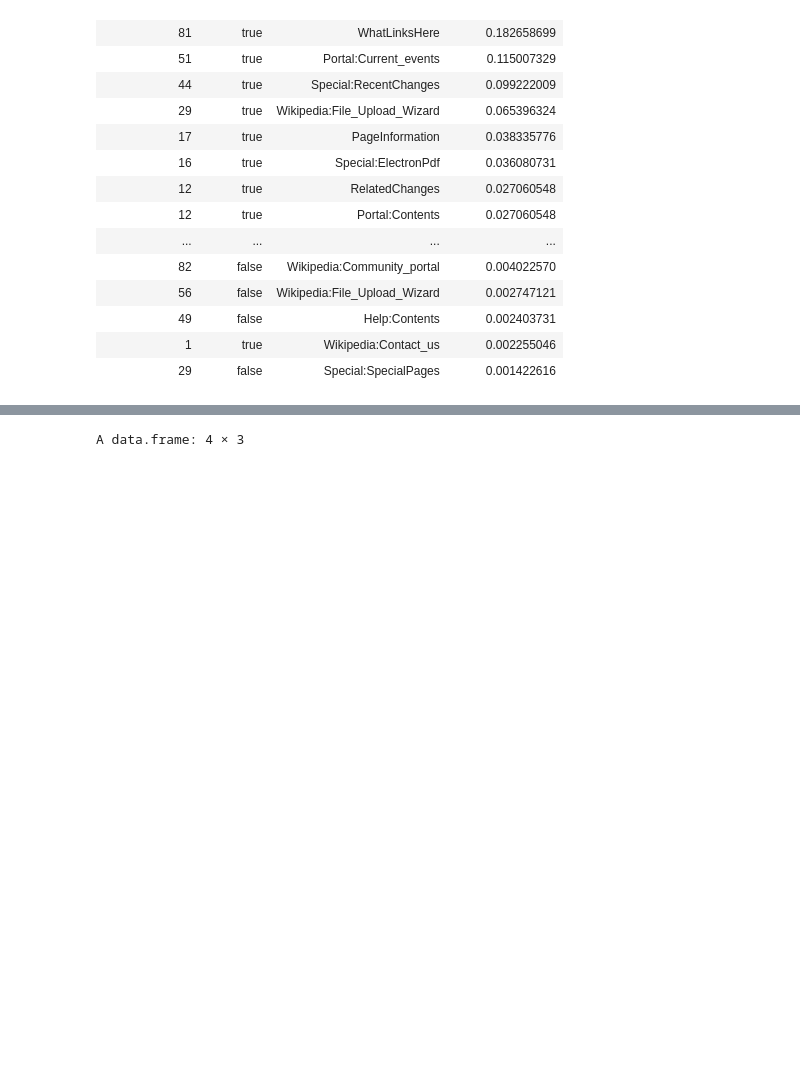
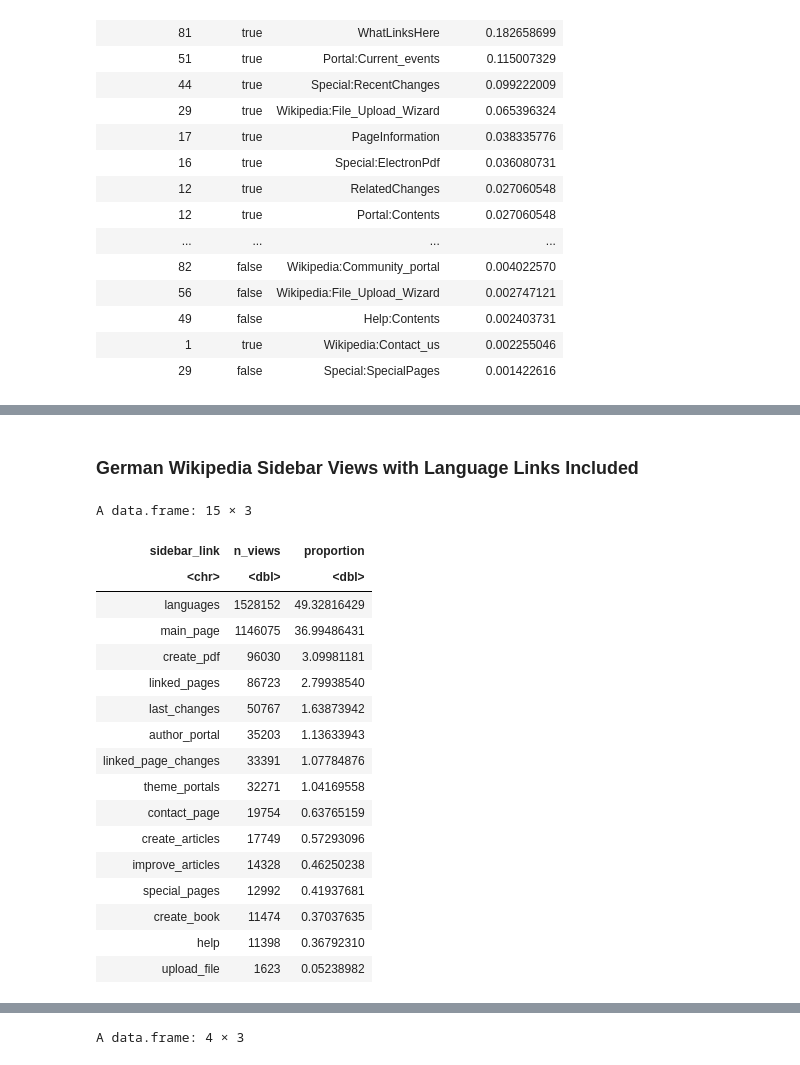
Before and after one commit to wikimedia-research/Desktop-behavior-analysis-Aug-2019, a Jupyter notebook: Desktop_usage_behavior_analysis.ipynb, the cells around one changed output, grey strips where cells are left out. Saved outputs shown, nothing was run; the diff lists cells and outputs as text; code cells hidden in the pictures; blank space fills up the shorter version.

```diff
--- a/Desktop_usage_behavior_analysis.ipynb
+++ b/Desktop_usage_behavior_analysis.ipynb
@@ -449,0 +648,62 @@ A data.frame: 34 × 4
+# %%
+#sidebar views for de.wikipedia (excluding language lnks)
+
+query <-
+"SELECT
+    SUM(IF((page_title = 'Wikipedia:Hauptseite'), 1, null)) AS main_page,
+    SUM(IF((page_title = 'Portal:Wikipedia_nach_Themen'), 1, null)) AS theme_portals,
+    SUM(IF((page_title= 'Wikipedia:Beteiligen'), 1, null)) AS improve_articles,
+    SUM(IF((page_title= 'Hilfe:Neuen_Artikel_anlegen'), 1, null)) AS create_articles,
+    SUM(IF((page_title= 'Wikipedia:Autorenportal'), 1, null)) AS author_portal,
+    SUM(IF((page_title= 'Hilfe:Übersicht'), 1, null)) AS help,
+    SUM(IF((page_title LIKE 'Spezial:Letzte_Änderungen%'), 1, null)) AS last_changes,
+    SUM(IF((page_title= 'Wikipedia:Kontakt'), 1, null)) AS contact_page,
+    SUM(IF((page_title LIKE 'Spezial:Linkliste%'), 1, null)) AS linked_pages,
+    SUM(IF((page_title LIKE 'Spezial:Änderungen_an_verlinkten_Seiten%'), 1, null)) AS linked_page_changes,
+    SUM(IF((page_title = 'Spezial:Hochladen'), 1, null)) AS upload_file,
+    SUM(IF((page_title = 'Spezial:Spezialseiten'), 1, null)) AS special_pages,
+    SUM(IF((page_title = 'Spezial:Buch'), 1, null)) AS create_book,
+    SUM(IF((page_title = 'Spezial:ElectronPdf'), 1, null)) AS create_pdf,
+    SUM(view_count) as view_count_total
+FROM wmf.pageview_hourly
+WHERE year = 2019 and month = 6
+  AND project = 'de.wikipedia'
+  AND agent_type = 'user'
+  AND access_method = 'desktop'
+  AND referer_class = 'internal'
+"
+# %%
+dewiki_sidebar_views <- wmf::query_hive(query)
+# %% [markdown]
+### German Wikipedia Sidebar Views with Language Links Included
+# %%
+#proportion of sidebar views with language clicks added
+
+dewiki_sidebar_view_wlang <- dewiki_sidebar_views%>%
+  mutate(languages = 1528152) %>% #add language clicks
+  gather(sidebar_link, n_views)  %>%
+    filter(sidebar_link != "view_count_total") %>%
+  mutate(proportion = (as.numeric(n_views) / sum(as.numeric(n_views)))*100) %>%
+  arrange(desc(proportion))
+
+
+dewiki_sidebar_view_wlang
+# %% [output]
+A data.frame: 15 × 3
+| sidebar_link | n_views | proportion |
+| <chr> | <dbl> | <dbl> |
+| languages | 1528152 | 49.32816429 |
+| main_page | 1146075 | 36.99486431 |
+| create_pdf | 96030 | 3.09981181 |
+| linked_pages | 86723 | 2.79938540 |
+| last_changes | 50767 | 1.63873942 |
+| author_portal | 35203 | 1.13633943 |
+| linked_page_changes | 33391 | 1.07784876 |
+| theme_portals | 32271 | 1.04169558 |
+| contact_page | 19754 | 0.63765159 |
+| create_articles | 17749 | 0.57293096 |
+| improve_articles | 14328 | 0.46250238 |
+| special_pages | 12992 | 0.41937681 |
+| create_book | 11474 | 0.37037635 |
+| help | 11398 | 0.36792310 |
+| upload_file | 1623 | 0.05238982 |
```
Also changed, not shown: parts of 57 cells of this notebook.
